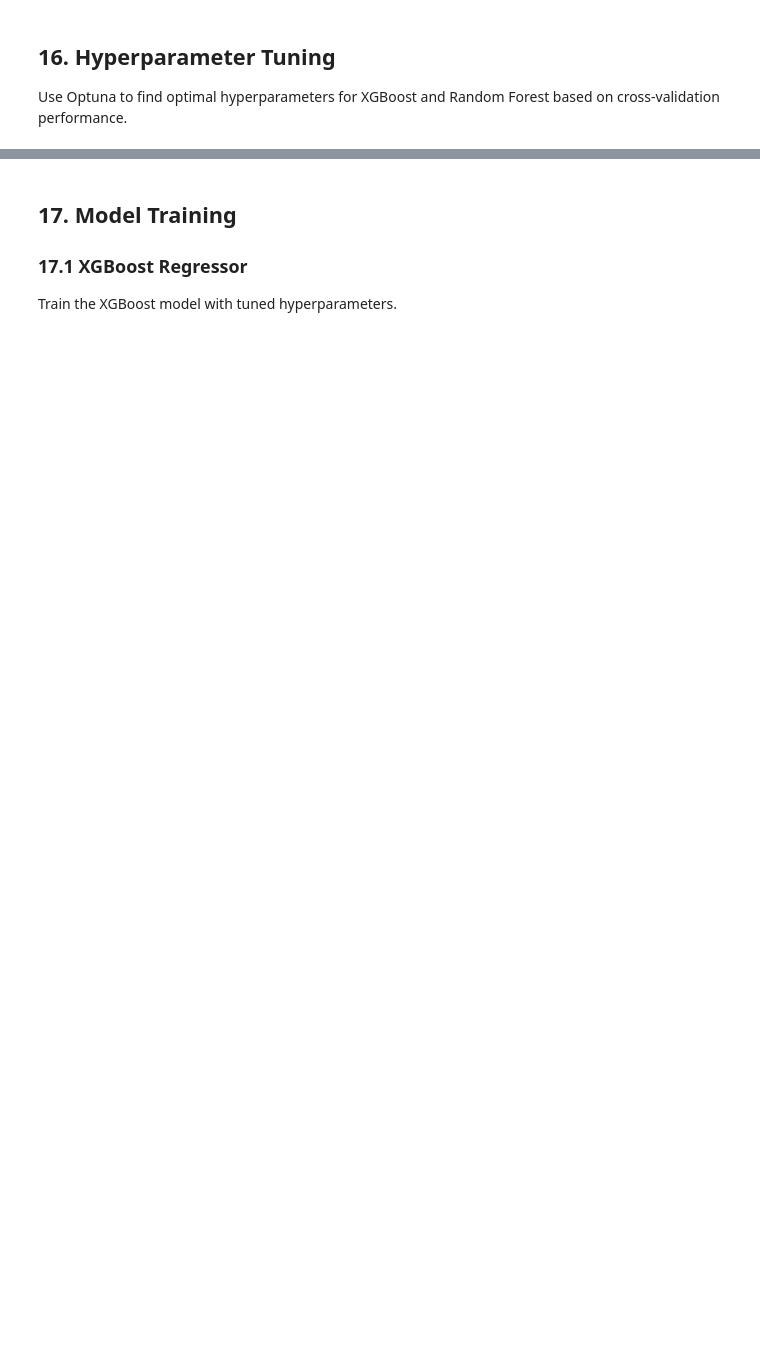
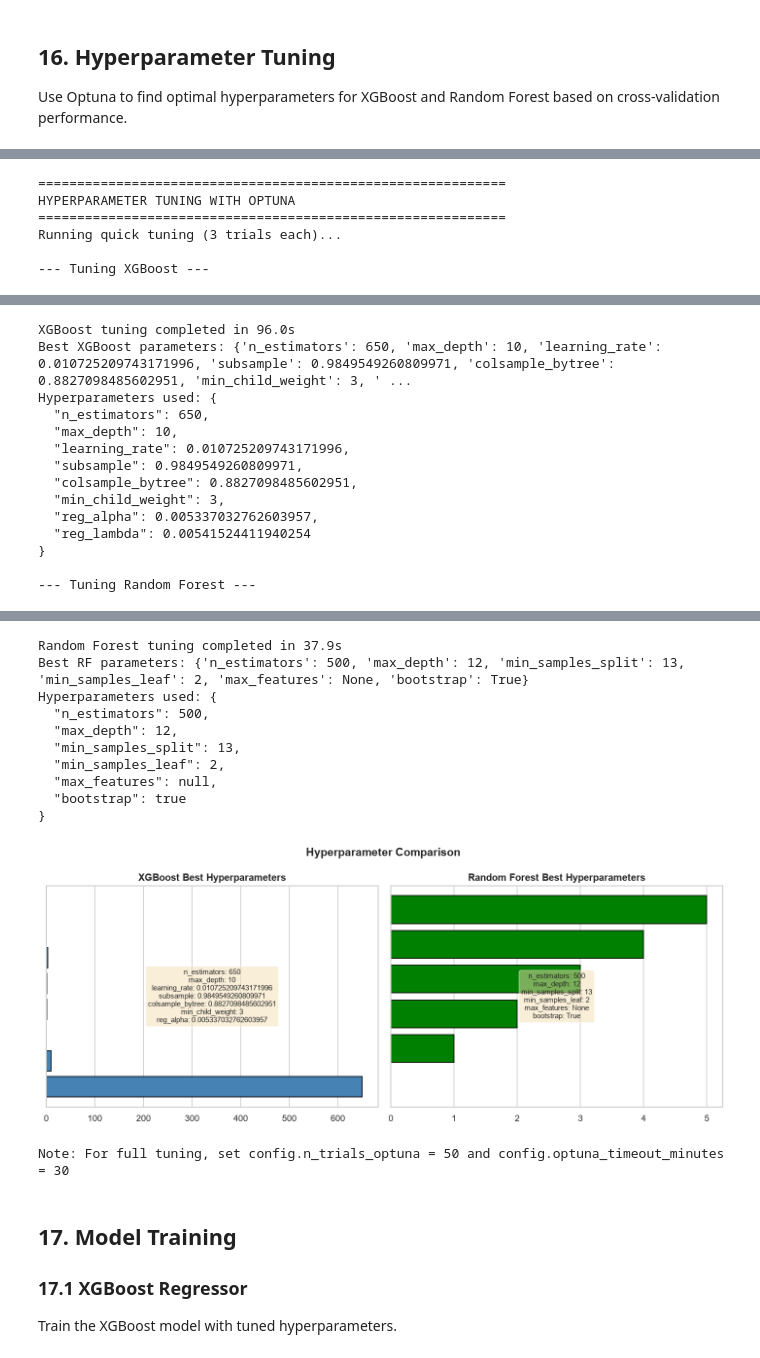
Before and after one commit to HarshitaVscode/ET-Hackathon, a Jupyter notebook: backend/src/ml/notebooks/aqi_prediction.ipynb, the cells around one changed output, grey strips where cells are left out. Drawn from its saved outputs; the diff is of its cells as text; code cells hidden in the pictures; blank space fills up the shorter version.

```diff
--- a/backend/src/ml/notebooks/aqi_prediction.ipynb
+++ b/backend/src/ml/notebooks/aqi_prediction.ipynb
@@ -594,8 +780,9 @@ print("HYPERPARAMETER TUNING WITH OPTUNA")
 print("=" * 60)
 quick_tune = True
 original_trials = config.n_trials_optuna
-config.n_trials_optuna = min(config.n_trials_optuna, 3)
-print(f"Running quick tuning ({config.n_trials_optuna} trials each)...")
+if quick_tune:
+    config.n_trials_optuna = min(config.n_trials_optuna, 3)
+    print(f"Running quick tuning ({config.n_trials_optuna} trials each)...")
 else:
     print(f"Running full tuning ({config.n_trials_optuna} trials each)...")
 
@@ -641,3 +828,4 @@ plt.tight_layout()
 plt.show()
 
 print("\nNote: For full tuning, set config.n_trials_optuna = 50 and config.optuna_timeout_minutes = 30")
+# %% [output]
@@ -643,0 +833,6 @@ print("\nNote: For full tuning, set config.n_trials_optuna = 50 and config.optun
+============================================================
+HYPERPARAMETER TUNING WITH OPTUNA
+============================================================
+Running quick tuning (3 trials each)...
+
+--- Tuning XGBoost ---
@@ -643,0 +843,14 @@ print("\nNote: For full tuning, set config.n_trials_optuna = 50 and config.optun
+XGBoost tuning completed in 96.0s
+Best XGBoost parameters: {'n_estimators': 650, 'max_depth': 10, 'learning_rate': 0.010725209743171996, 'subsample': 0.9849549260809971, 'colsample_bytree': 0.8827098485602951, 'min_child_weight': 3, ' ...
+Hyperparameters used: {
+  "n_estimators": 650,
+  "max_depth": 10,
+  "learning_rate": 0.010725209743171996,
+  "subsample": 0.9849549260809971,
+  "colsample_bytree": 0.8827098485602951,
+  "min_child_weight": 3,
+  "reg_alpha": 0.005337032762603957,
+  "reg_lambda": 0.00541524411940254
+}
+
+--- Tuning Random Forest ---
@@ -644,3 +860,15 @@ print("\nNote: For full tuning, set config.n_trials_optuna = 50 and config.optun
+Random Forest tuning completed in 37.9s
+Best RF parameters: {'n_estimators': 500, 'max_depth': 12, 'min_samples_split': 13, 'min_samples_leaf': 2, 'max_features': None, 'bootstrap': True}
+Hyperparameters used: {
+  "n_estimators": 500,
+  "max_depth": 12,
+  "min_samples_split": 13,
+  "min_samples_leaf": 2,
+  "max_features": null,
+  "bootstrap": true
+}
+[figure, added]
+Note: For full tuning, set config.n_trials_optuna = 50 and config.optuna_timeout_minutes = 30
 # %% [markdown]
 ## 17. Model Training
 
```
Also changed, not shown: parts of 36 cells of this notebook, 4 other files.
